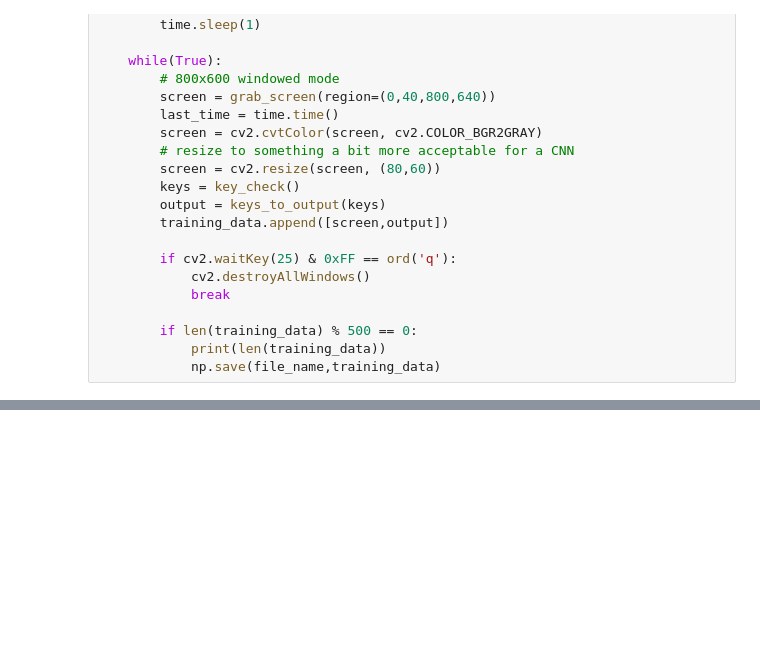
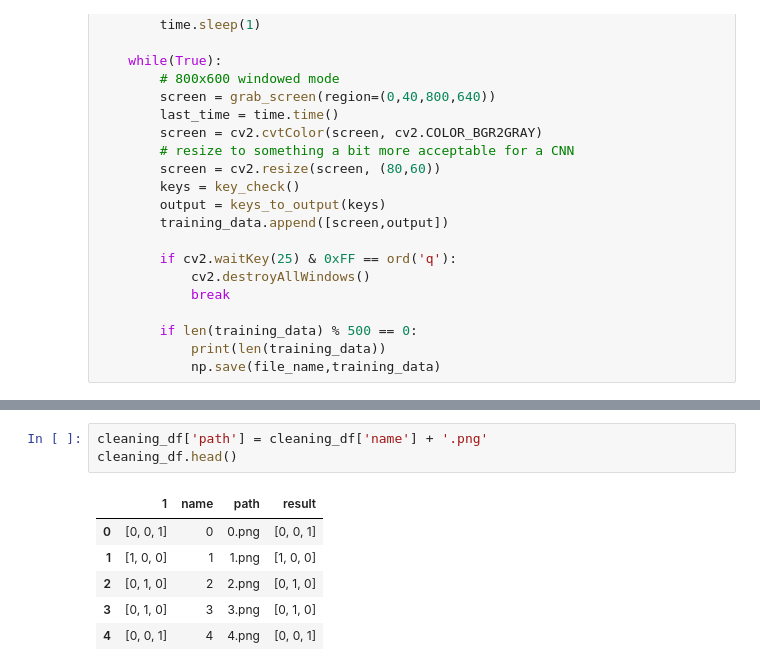
Before and after one commit to alvarogmf/project_cars_automated_car, a Jupyter notebook: automated_car_playground.ipynb, the cells around one changed output, grey strips where cells are left out. Saved outputs shown, nothing was run; the diff lists cells and outputs as text; blank space fills up the shorter version.

```diff
--- a/automated_car_playground.ipynb
+++ b/automated_car_playground.ipynb
@@ -440,0 +463,10 @@ np.save('training_data_v2.npy', final_data)
+# %%
+cleaning_df['path'] = cleaning_df['name'] + '.png'
+cleaning_df.head()
+# %% [output]
+|  | 1 | name | path | result |
+| 0 | [0, 0, 1] | 0 | 0.png | [0, 0, 1] |
+| 1 | [1, 0, 0] | 1 | 1.png | [1, 0, 0] |
+| 2 | [0, 1, 0] | 2 | 2.png | [0, 1, 0] |
+| 3 | [0, 1, 0] | 3 | 3.png | [0, 1, 0] |
+| 4 | [0, 0, 1] | 4 | 4.png | [0, 0, 1] |
```
Also changed, not shown: parts of 32 cells of this notebook, 4 other files.
